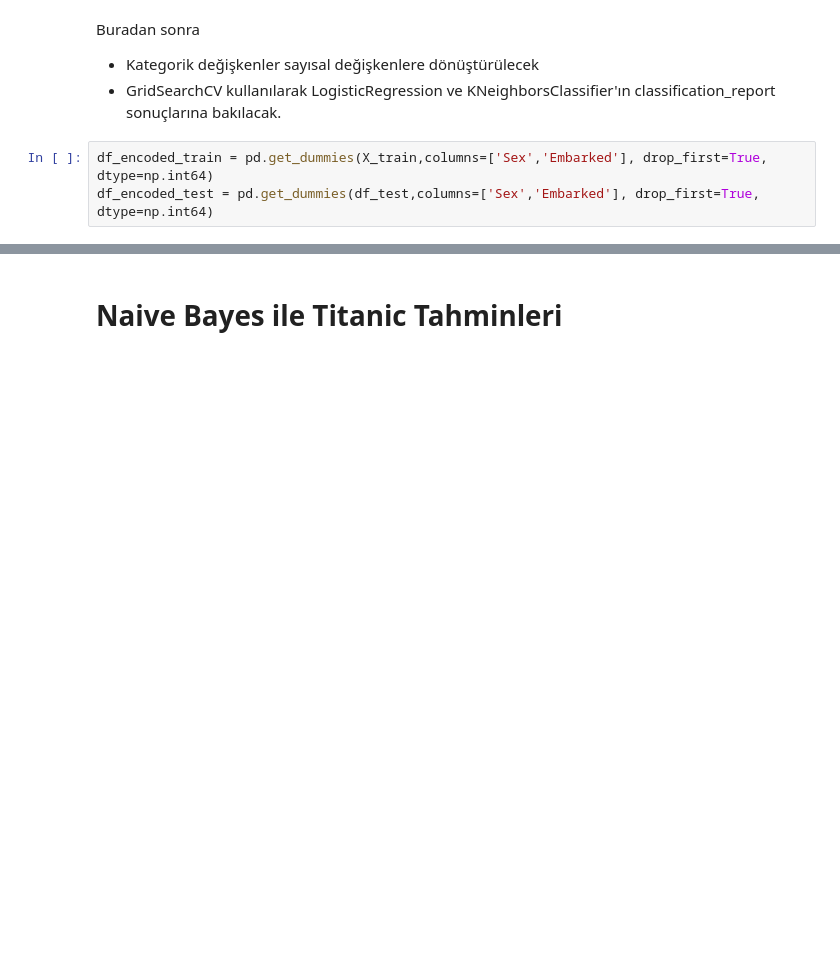
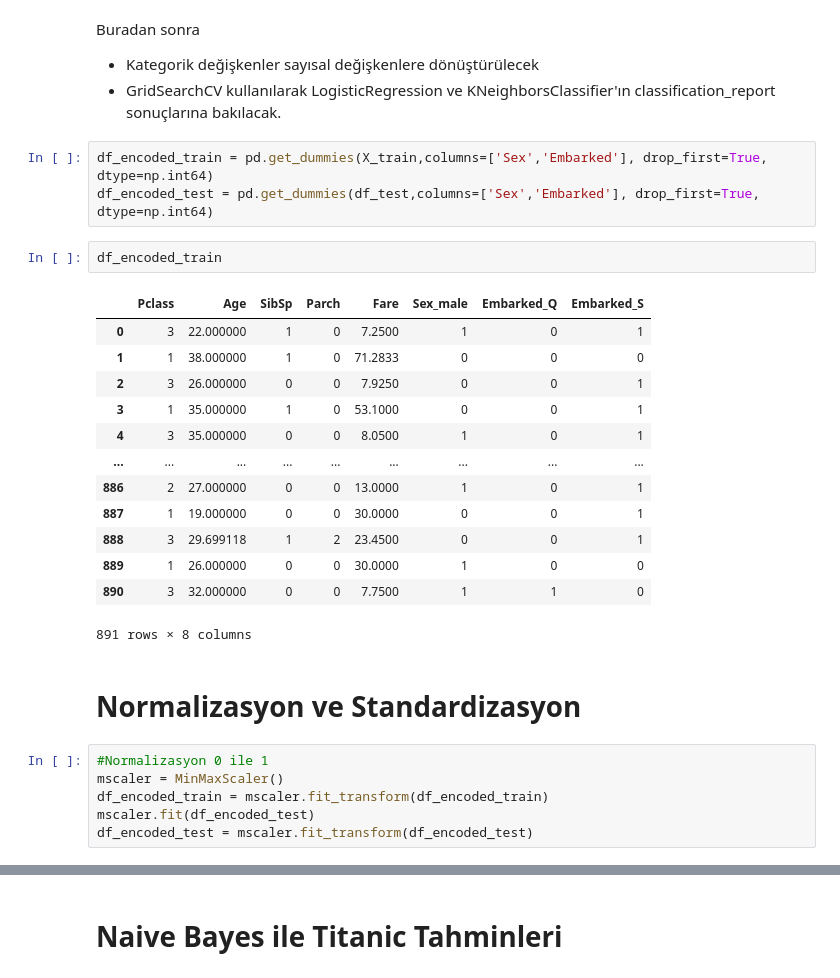
Before and after one commit to SalihSarii/ML_Algoritma, a Jupyter notebook: Veri_On_Isleme-Titanic.ipynb, the cells around one changed output, grey strips where cells are left out. Cells and saved outputs as stored; diff of their text form; blank space fills up the shorter version.

Commit message:
Standardizasyon

```diff
--- a/Veri_On_Isleme-Titanic.ipynb
+++ b/Veri_On_Isleme-Titanic.ipynb
@@ -336,3 +339,27 @@ Buradan sonra
 # %%
 df_encoded_train = pd.get_dummies(X_train,columns=['Sex','Embarked'], drop_first=True, dtype=np.int64)
 df_encoded_test = pd.get_dummies(df_test,columns=['Sex','Embarked'], drop_first=True, dtype=np.int64)
+# %%
+df_encoded_train
+# %% [output]
+|  | Pclass | Age | SibSp | Parch | Fare | Sex_male | Embarked_Q | Embarked_S |
+| 0 | 3 | 22.000000 | 1 | 0 | 7.2500 | 1 | 0 | 1 |
+| 1 | 1 | 38.000000 | 1 | 0 | 71.2833 | 0 | 0 | 0 |
+| 2 | 3 | 26.000000 | 0 | 0 | 7.9250 | 0 | 0 | 1 |
+| 3 | 1 | 35.000000 | 1 | 0 | 53.1000 | 0 | 0 | 1 |
+| 4 | 3 | 35.000000 | 0 | 0 | 8.0500 | 1 | 0 | 1 |
+| ... | ... | ... | ... | ... | ... | ... | ... | ... |
+| 886 | 2 | 27.000000 | 0 | 0 | 13.0000 | 1 | 0 | 1 |
+| 887 | 1 | 19.000000 | 0 | 0 | 30.0000 | 0 | 0 | 1 |
+| 888 | 3 | 29.699118 | 1 | 2 | 23.4500 | 0 | 0 | 1 |
+| 889 | 1 | 26.000000 | 0 | 0 | 30.0000 | 1 | 0 | 0 |
+| 890 | 3 | 32.000000 | 0 | 0 | 7.7500 | 1 | 1 | 0 |
+891 rows × 8 columns
+# %% [markdown]
+# Normalizasyon ve Standardizasyon
+# %%
+#Normalizasyon 0 ile 1
+mscaler = MinMaxScaler()
+df_encoded_train = mscaler.fit_transform(df_encoded_train)
+mscaler.fit(df_encoded_test)
+df_encoded_test = mscaler.fit_transform(df_encoded_test)
```
Also changed, not shown: parts of 8 cells of this notebook.
